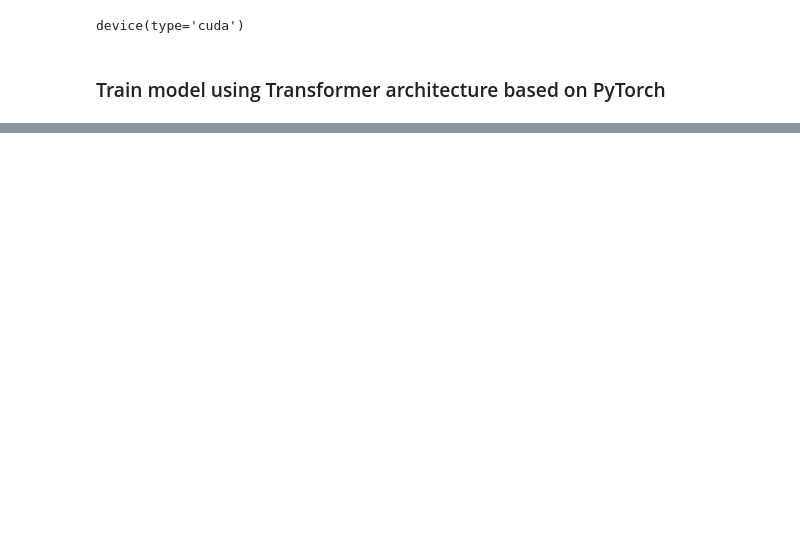
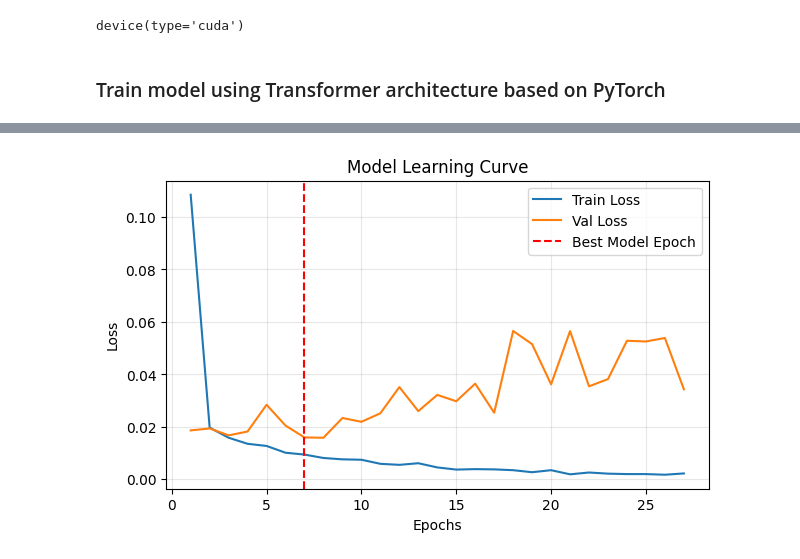
Before and after one commit to SoengSaravit/abnormal-human-action-detection-python, a Jupyter notebook: notebooks/transformer_model_training.ipynb, the cells around one changed output, grey strips where cells are left out. Cells and saved outputs as stored; diff of their text form; code cells hidden in the pictures; blank space fills up the shorter version.

```diff
--- a/notebooks/transformer_model_training.ipynb
+++ b/notebooks/transformer_model_training.ipynb
@@ -296,6 +312,6 @@ X_train.shape, y_train.shape, X_val.shape, y_val.shape, X_test.shape, y_test.sha
 # %%
 # Create data loaders
-batch_size = 32
+batch_size = 512
 train_loader = DataLoader(list(zip(X_train, y_train)), batch_size=batch_size, shuffle=True)
 val_loader = DataLoader(list(zip(X_val, y_val)), batch_size=batch_size, shuffle=False)
 test_loader = DataLoader(list(zip(X_test, y_test)), batch_size=batch_size, shuffle=False)
@@ -344,10 +360,10 @@ input_dim = num_features
 d_model = 256
 num_heads = 8
 num_layers = 2
-dim_feedforward = 128
+dim_feedforward = 256
 output_dim = 1 # binary classification with sigmoid activation
-tl_dropout = 0.1 # transformer layer dropout
-nn_dropout = 0.3 # neural network dropout
+tl_dropout = 0.3 # transformer layer dropout
+nn_dropout = 0.5 # neural network dropout
 lr = 0.0001
 # %%
 # Initialize model
@@ -373,12 +389,13 @@ TransformerModel(
 )
 # %%
 # Define loss function and optimizer
+n_patience = 20
 criterion = nn.BCEWithLogitsLoss()
 optimizer = optim.Adam(model.parameters(), lr=lr)
-early_stopping = EarlyStopping(patience=20, min_delta=0.0001)
+early_stopping = EarlyStopping(patience=n_patience, min_delta=0.0001)
 
 # Schedule learning rate
-scheduler = optim.lr_scheduler.ReduceLROnPlateau(optimizer, mode='min', factor=0.1, patience=10, verbose=True)
+scheduler = optim.lr_scheduler.ReduceLROnPlateau(optimizer, mode='min', factor=0.1, patience=n_patience, verbose=True)
 # %%
 # train model
 num_epochs = 100
@@ -430,0 +466,14 @@ print(f'Best epoch: {early_stopping.best_epoch} with val_acc: {early_stopping.be
+# %%
+# Plot model learning curve
+plt.figure(figsize=(7, 4))
+plt.title('Model Learning Curve')
+plt.plot(range(1, len(train_losses)+1), train_losses, label='Train Loss')
+plt.plot(range(1, len(val_losses)+1), val_losses, label='Val Loss')
+plt.axvline(x=early_stopping.best_epoch, color='r', linestyle='--', label=f'Best Model Epoch')
+plt.xlabel('Epochs')
+plt.ylabel('Loss')
+plt.legend()
+plt.grid(alpha=0.3)
+plt.show()
+# %% [output]
+[figure, added]
```
Also changed, not shown: parts of 23 cells of this notebook, 5 other files.
